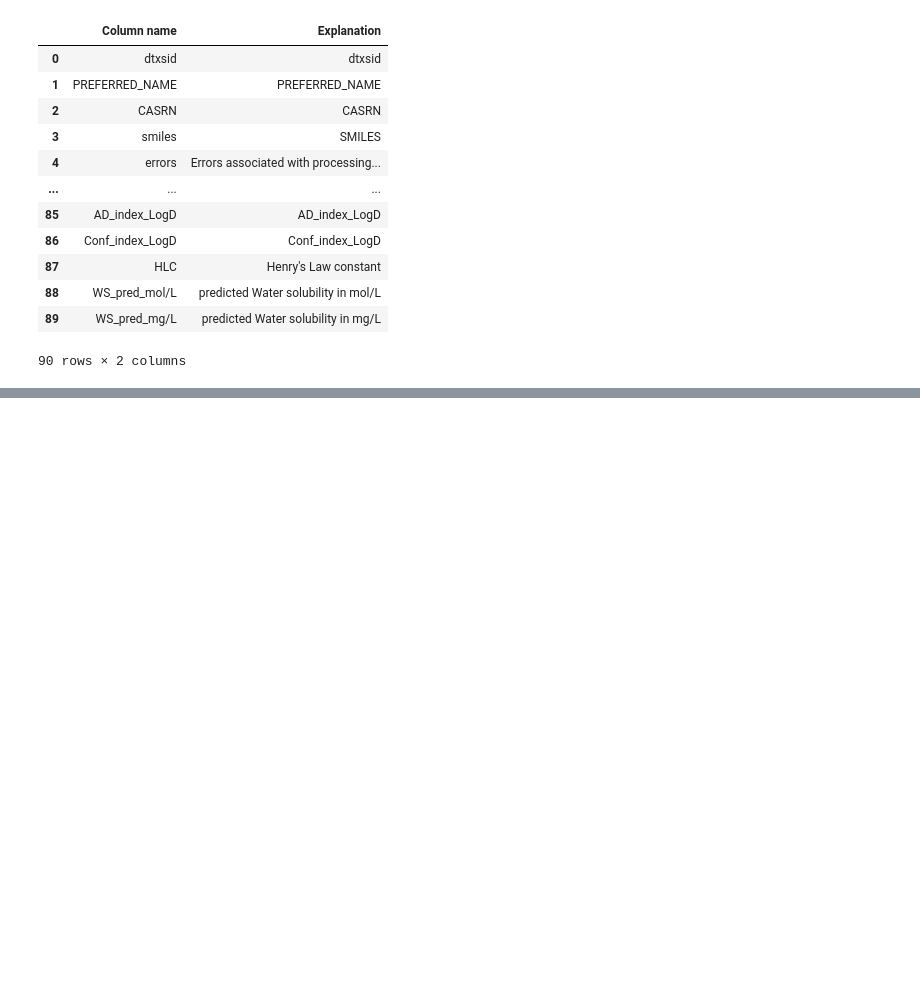
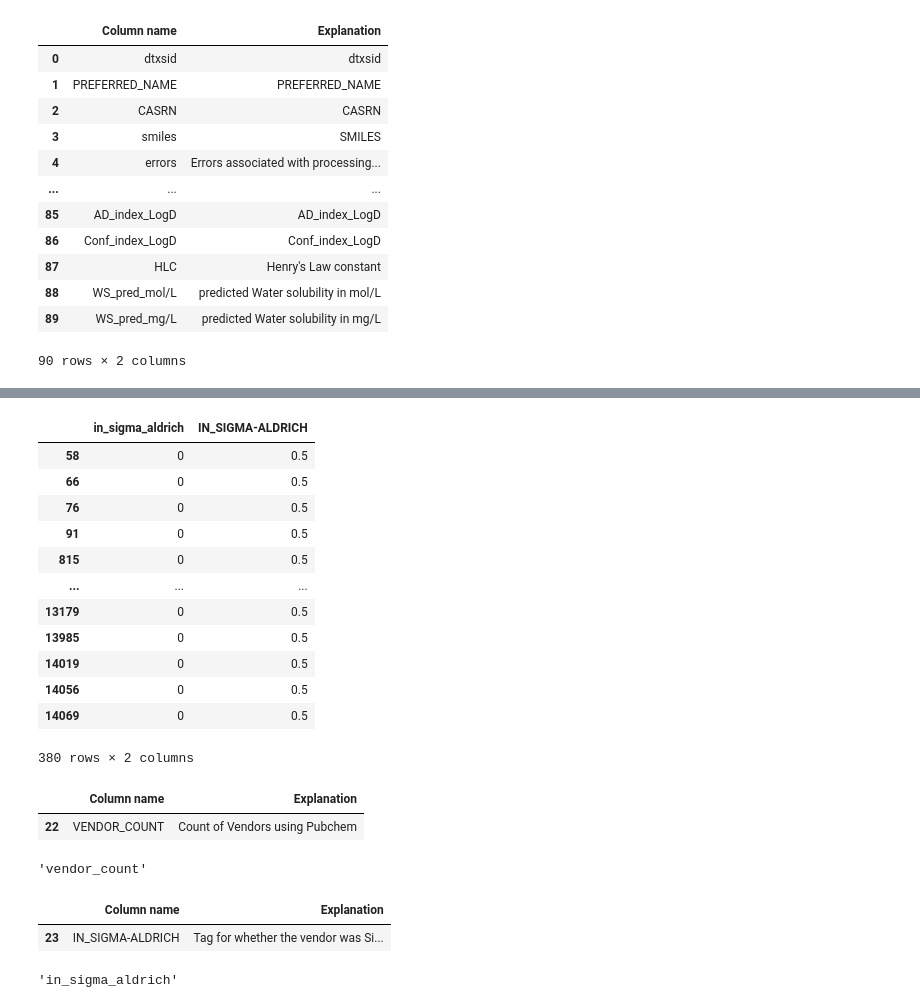
Before and after one commit to patlewig/tsca_categories, a Jupyter notebook: notebooks/24_mapping_dict.ipynb, the cells around one changed output, grey strips where cells are left out. Cells and saved outputs as stored; diff of their text form; code cells hidden in the pictures; blank space fills up the shorter version.

```diff
--- a/notebooks/24_mapping_dict.ipynb
+++ b/notebooks/24_mapping_dict.ipynb
@@ -323,0 +333,20 @@ writer.close()
+# %%
+(df
+ .assign(in_sigma_aldrich = np.floor(df['IN_SIGMA-ALDRICH']).where(df['IN_SIGMA-ALDRICH'].notna()).astype('Int64'))
+ .query('0< `IN_SIGMA-ALDRICH` < 1')
+ [['in_sigma_aldrich', 'IN_SIGMA-ALDRICH']]
+)
+# %% [output]
+|  | in_sigma_aldrich | IN_SIGMA-ALDRICH |
+| 58 | 0 | 0.5 |
+| 66 | 0 | 0.5 |
+| 76 | 0 | 0.5 |
+| 91 | 0 | 0.5 |
+| 815 | 0 | 0.5 |
+| ... | ... | ... |
+| 13179 | 0 | 0.5 |
+| 13985 | 0 | 0.5 |
+| 14019 | 0 | 0.5 |
+| 14056 | 0 | 0.5 |
+| 14069 | 0 | 0.5 |
+380 rows × 2 columns
@@ -323,0 +359,5 @@ writer.close()
+# %%
+map_df.loc[map_df['Column name'] =='VENDOR_COUNT']
+# %% [output]
+|  | Column name | Explanation |
+| 22 | VENDOR_COUNT | Count of Vendors using Pubchem |
@@ -323,0 +366,9 @@ writer.close()
+# %%
+map_df.at[22, 'Column name']
+# %% [output]
+'vendor_count'
+# %%
+map_df.loc[map_df['Column name'] == 'IN_SIGMA-ALDRICH']
+# %% [output]
+|  | Column name | Explanation |
+| 23 | IN_SIGMA-ALDRICH | Tag for whether the vendor was Si... |
@@ -323,0 +377,4 @@ writer.close()
+# %%
+map_df.at[23, 'Column name']
+# %% [output]
+'in_sigma_aldrich'
```
Also changed, not shown: parts of 8 cells of this notebook, 1 other file.
